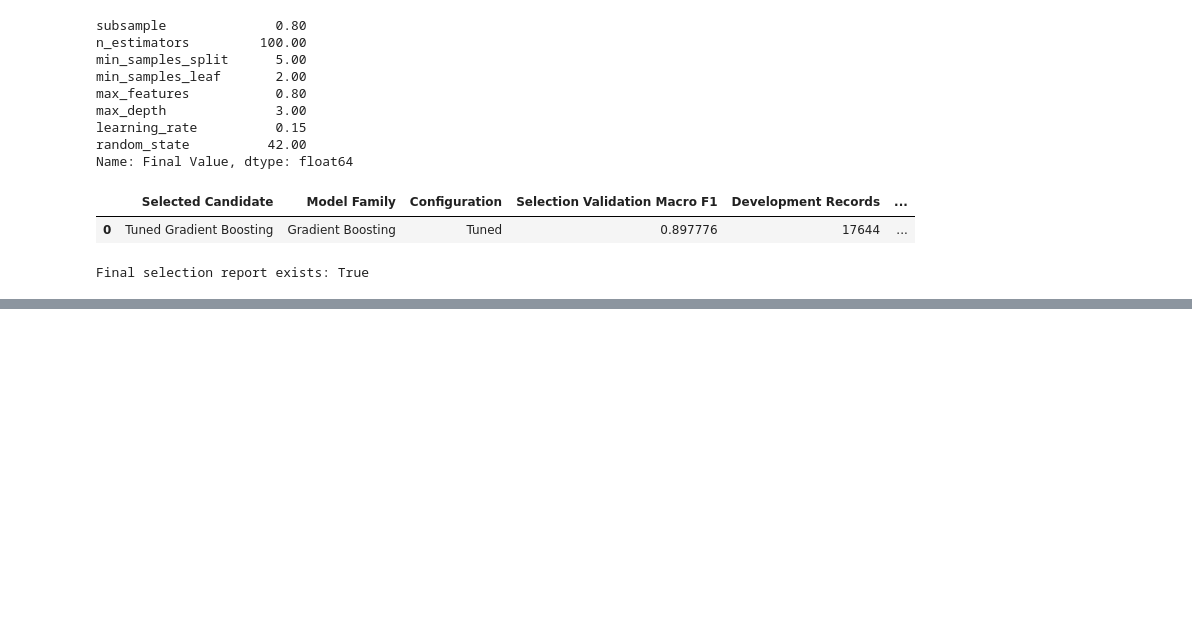
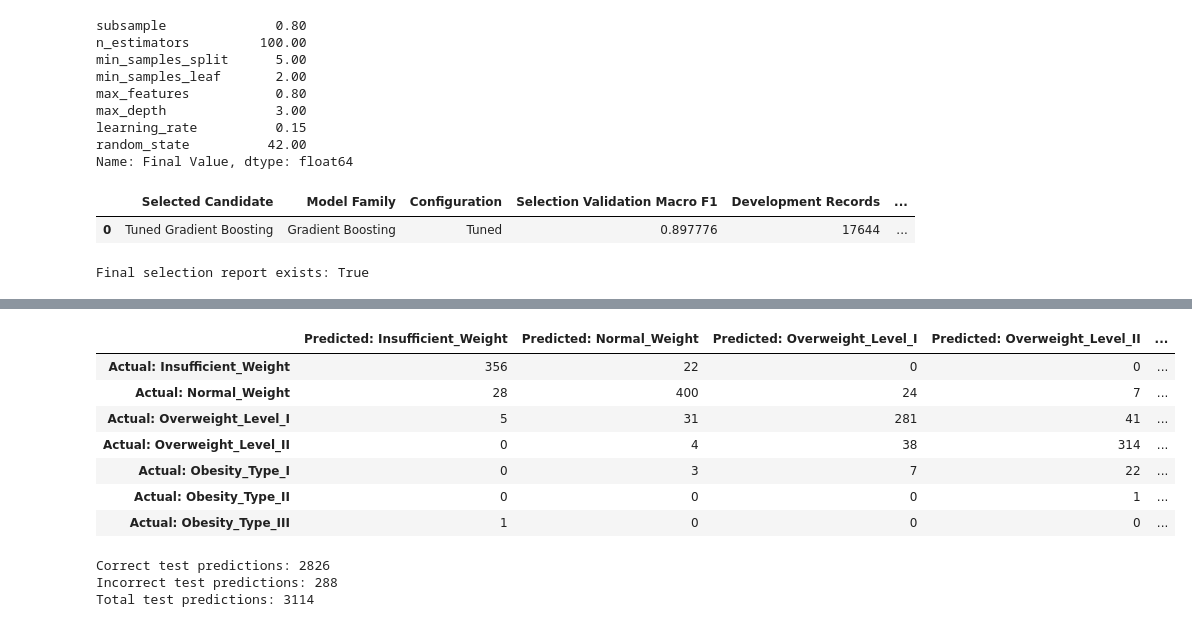
Before and after one commit to SMCodeX7/Obesity-Risk-Intelligence-System, a Jupyter notebook: notebooks/05_model_tuning.ipynb, the cells around one changed output, grey strips where cells are left out. Cells and saved outputs as stored; diff of their text form; code cells hidden in the pictures; blank space fills up the shorter version.

```diff
--- a/notebooks/05_model_tuning.ipynb
+++ b/notebooks/05_model_tuning.ipynb
@@ -3551,0 +3604,19 @@ assert (
+# %%
+final_test_unique_predictions = np.unique(
+    final_test_predictions
+)
+
+print(
+    "Number of predicted classes:",
+    len(final_test_unique_predictions),
+)
+
+print(
+    "Predicted classes:"
+)
+
+for class_name in final_test_unique_predictions:
+    print(
+        "-",
+        class_name,
+    )
@@ -3551,0 +3803,59 @@ assert (
+# %%
+final_test_confusion_values = (
+    confusion_matrix(
+        y_test,
+        final_test_predictions,
+        labels=CLASS_ORDER,
+    )
+)
+
+final_test_confusion_df = pd.DataFrame(
+    final_test_confusion_values,
+    index=[
+        f"Actual: {class_name}"
+        for class_name in CLASS_ORDER
+    ],
+    columns=[
+        f"Predicted: {class_name}"
+        for class_name in CLASS_ORDER
+    ],
+)
+
+final_test_confusion_df
+# %% [output]
+|  | Predicted: Insufficient_Weight | Predicted: Normal_Weight | Predicted: Overweight_Level_I | Predicted: Overweight_Level_II | ... |
+| Actual: Insufficient_Weight | 356 | 22 | 0 | 0 | ... |
+| Actual: Normal_Weight | 28 | 400 | 24 | 7 | ... |
+| Actual: Overweight_Level_I | 5 | 31 | 281 | 41 | ... |
+| Actual: Overweight_Level_II | 0 | 4 | 38 | 314 | ... |
+| Actual: Obesity_Type_I | 0 | 3 | 7 | 22 | ... |
+| Actual: Obesity_Type_II | 0 | 0 | 0 | 1 | ... |
+| Actual: Obesity_Type_III | 1 | 0 | 0 | 0 | ... |
+# %%
+final_correct_predictions = np.trace(
+    final_test_confusion_values
+)
+
+final_incorrect_predictions = (
+    len(y_test)
+    - final_correct_predictions
+)
+
+print(
+    "Correct test predictions:",
+    final_correct_predictions,
+)
+
+print(
+    "Incorrect test predictions:",
+    final_incorrect_predictions,
+)
+
+print(
+    "Total test predictions:",
+    len(y_test),
+)
+# %% [output]
+Correct test predictions: 2826
+Incorrect test predictions: 288
+Total test predictions: 3114
```
Also changed, not shown: parts of 31 cells of this notebook, 5 other files.
